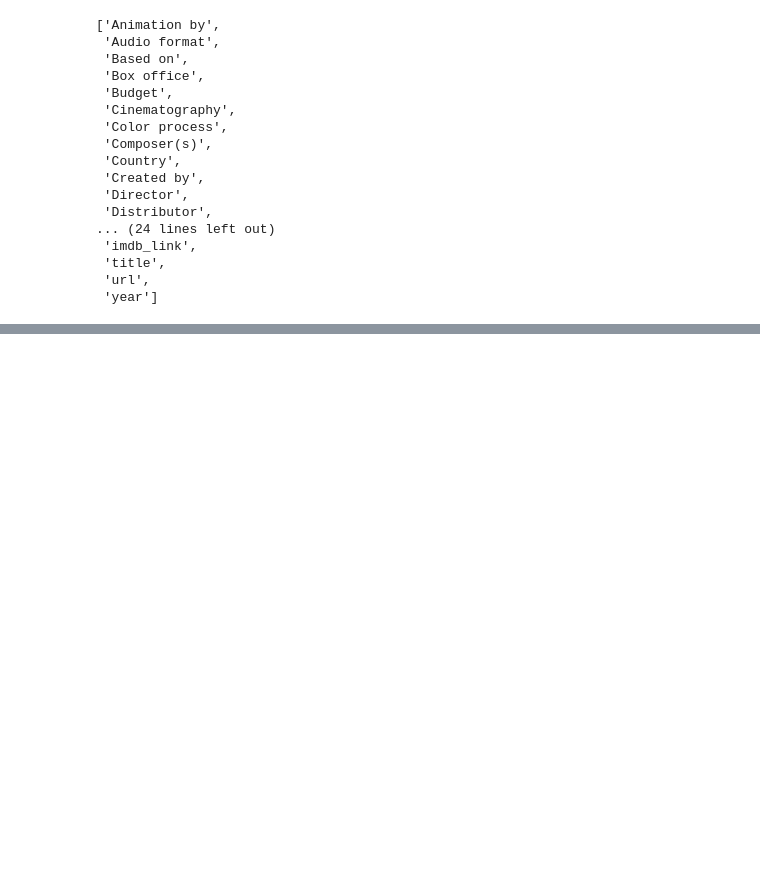
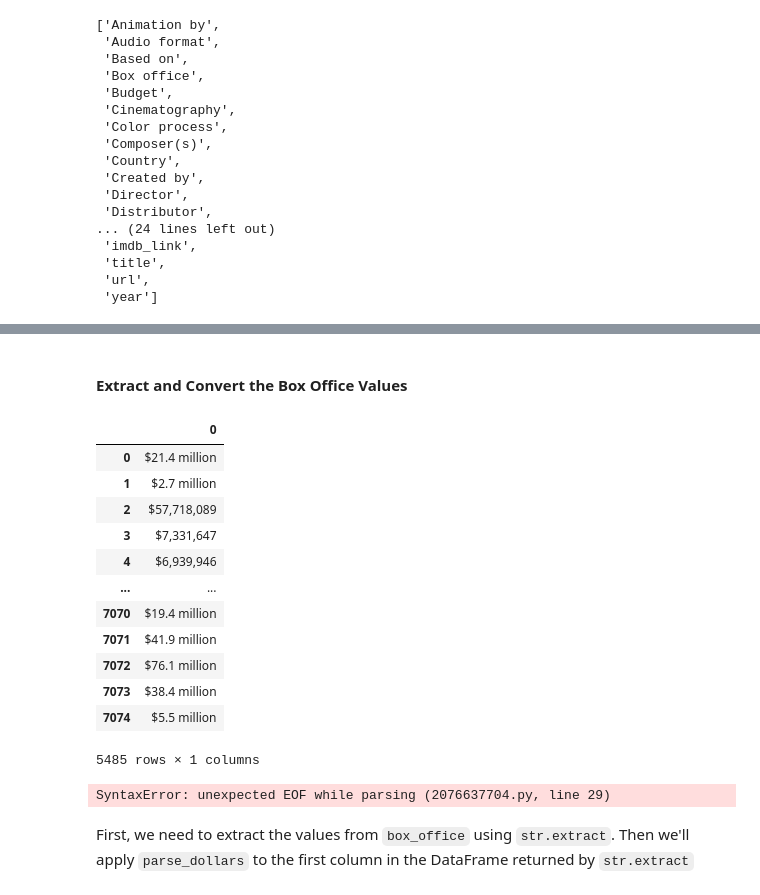
Before and after one commit to jonathantree/Movies-ETL, a Jupyter notebook: movies_EDA.ipynb, the cells around one changed output, grey strips where cells are left out. Drawn from its saved outputs; the diff is of its cells as text; code cells hidden in the pictures; blank space fills up the shorter version.

```diff
--- a/movies_EDA.ipynb
+++ b/movies_EDA.ipynb
@@ -681,0 +682,51 @@ form_one = r'\$\s*\d+\.?\d*\s*[mb]illi?on'
+# %% [markdown]
+#### Extract and Convert the Box Office Values
+# %%
+#Extract using a f'string
+box_office.str.extract(f'({form_one}|{form_two})')
+# %% [output]
+|  | 0 |
+| 0 | $21.4 million |
+| 1 | $2.7 million |
+| 2 | $57,718,089 |
+| 3 | $7,331,647 |
+| 4 | $6,939,946 |
+| ... | ... |
+| 7070 | $19.4 million |
+| 7071 | $41.9 million |
+| 7072 | $76.1 million |
+| 7073 | $38.4 million |
+| 7074 | $5.5 million |
+5485 rows × 1 columns
+# %%
+# Skeleton function designed to convert the strings into floating point
+def parse_dollars(s):
+    # if s is not a string, return NaN
+
+    # if input is of the form $###.# million
+
+        # remove dollar sign and " million"
+
+        # convert to float and multiply by a million
+
+        # return value
+
+    # if input is of the form $###.# billion
+
+        # remove dollar sign and " billion"
+
+        # convert to float and multiply by a billion
+
+        # return value
+
+    # if input is of the form $###,###,###
+
+        # remove dollar sign and commas
+
+        # convert to float
+
+        # return value
+
+    # otherwise, return NaN
+# %% [output]
+SyntaxError: unexpected EOF while parsing (2076637704.py, line 29)
@@ -681,0 +778,2 @@ form_one = r'\$\s*\d+\.?\d*\s*[mb]illi?on'
+# %% [markdown]
+First, we need to extract the values from `box_office` using `str.extract`. Then we'll apply `parse_dollars` to the first column in the DataFrame returned by `str.extract`
```
Also changed, not shown: parts of 105 cells of this notebook.
